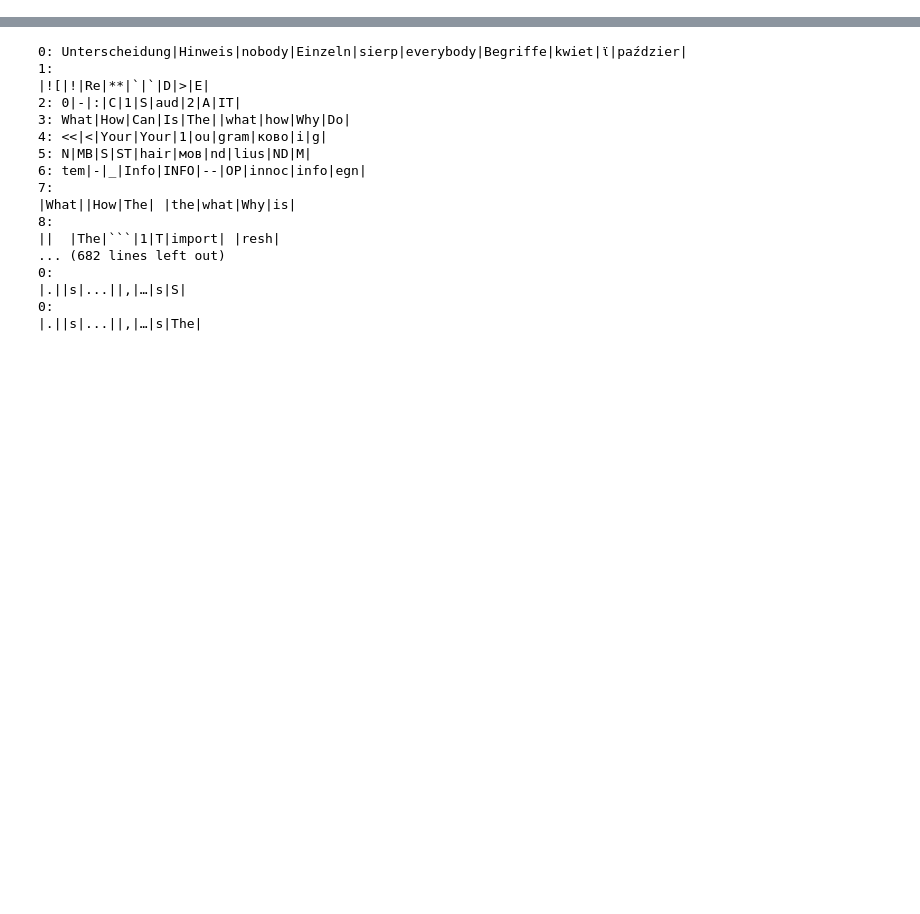
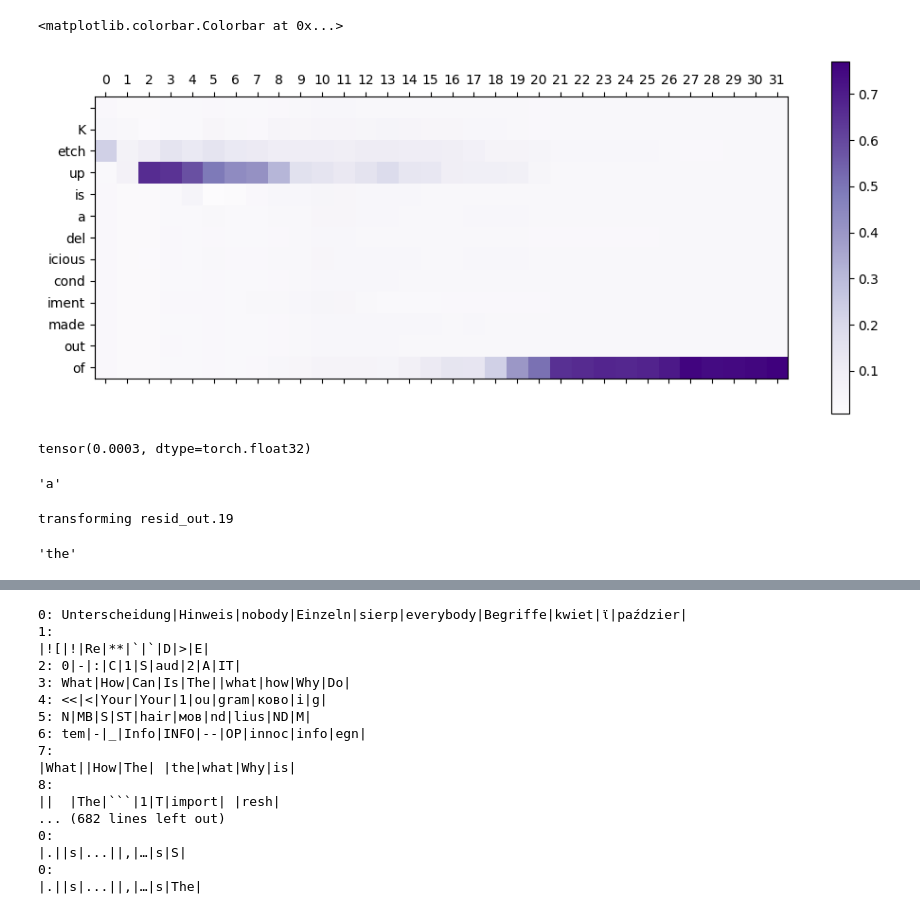
Before and after one commit to kharvd/llama, a Jupyter notebook: Untitled.ipynb, the cells around one changed output, grey strips where cells are left out. Saved outputs shown, nothing was run; the diff lists cells and outputs as text; code cells hidden in the pictures; blank space fills up the shorter version.

```diff
--- a/Untitled.ipynb
+++ b/Untitled.ipynb
@@ -25,0 +114,7 @@ Loaded in 28.75 seconds
+# %%
+probs_noise, activations_noise = predict_with_noise(
+    generator,
+    prompt,
+    noise_std=0.02,
+    token_positions=list(range(*find_subarray(prompt_tokens, entity_tokens)))
+)
@@ -25,0 +129,21 @@ Loaded in 28.75 seconds
+# %%
+@contextmanager
+def with_denoised_activations(model, activations_clean, activations_noise, replace_layer_id, token_positions, layer_range=0):
+    def transform(layer_id, layer_name, x):
+        if layer_name != "resid_out":
+            return x
+
+        k = f"{layer_name}.{layer_id}"
+        if layer_id < replace_layer_id - layer_range:
+            return activations_noise[k].to(x.device)
+
+        if layer_id > replace_layer_id + layer_range:
+            return x
+
+        x = activations_noise[k].clone().to(x.device)
+
+        x[0, token_positions] = activations_clean[k][0, token_positions].to(x.device)
+        return x
+
+    with with_hook(model, transform):
+        yield
@@ -25,0 +152,2 @@ Loaded in 28.75 seconds
+# %%
+table = np.zeros((len(prompt_tokens), generator.model.params.n_layers))
@@ -25,0 +156,22 @@ Loaded in 28.75 seconds
+# %%
+for token_position in range(table.shape[0]):
+    for layer_id in range(table.shape[1]):
+        with with_denoised_activations(
+            generator.model,
+            activations_clean, activations_noise, replace_layer_id=layer_id, token_positions=token_position,
+            layer_range=0
+        ):
+            probs_denoised = predict(generator, prompt)
+        table[token_position, layer_id] = probs_denoised[expected_pred_token]
+# %%
+plt.matshow(table, cmap='Purples')
+plt.yticks(np.arange(len(prompt_tokens)), [generator.tokenizer.decode([t]) for t in prompt_tokens])
+plt.xticks(np.arange(generator.model.params.n_layers), np.arange(generator.model.params.n_layers))
+plt.colorbar()
+# %% [output]
+<matplotlib.colorbar.Colorbar at 0x...>
+[figure, added]
+# %%
+probs_denoised[expected_pred_token]
+# %% [output]
+tensor(0.0003, dtype=torch.float32)
@@ -25,0 +180,17 @@ Loaded in 28.75 seconds
+# %%
+generator.tokenizer.decode([probs_denoised.argmax().item()])
+# %% [output]
+'a'
+# %%
+with with_activations(
+    generator.model,
+    { k: v for k, v in activations.items() if k == "resid_out.19" },
+    list(range(1, 4))
+):
+    results2 = predict(generator, "Mayonnaise is made of")
+# %% [output]
+transforming resid_out.19
+# %%
+generator.tokenizer.decode([results_noise.argmax().item()])
+# %% [output]
+'the'
```
Also changed, not shown: parts of 28 cells of this notebook, 1 other file.
